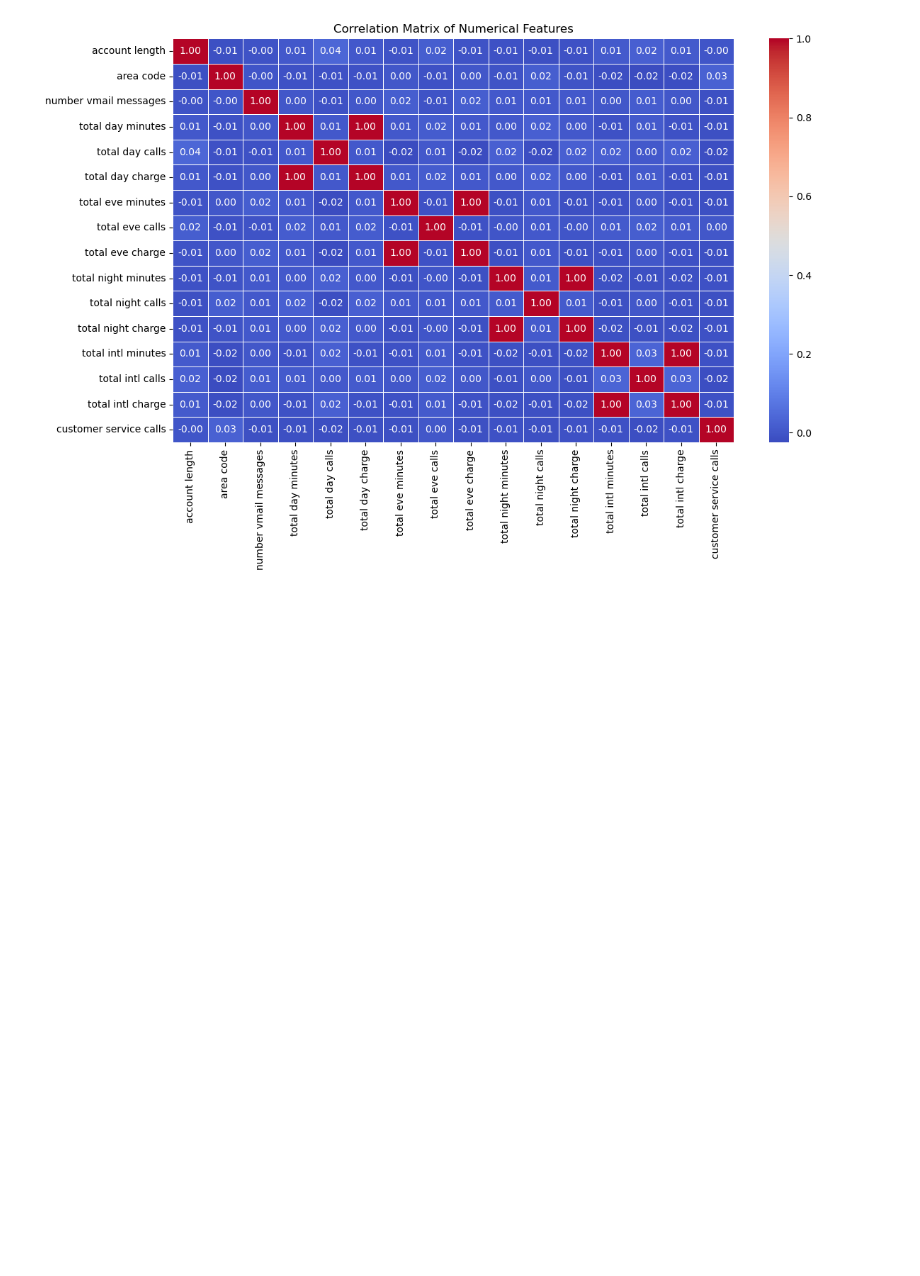
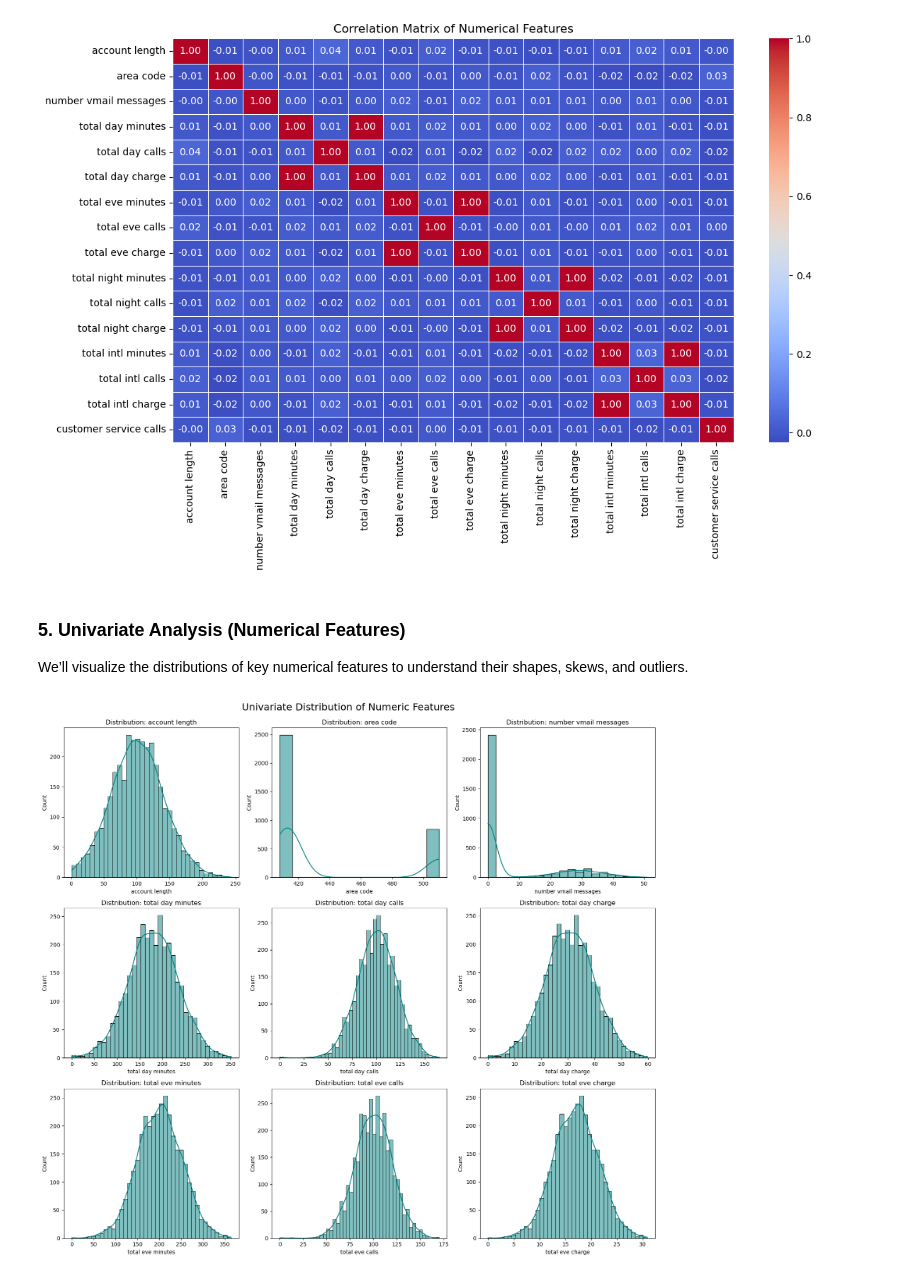
Before and after one commit to Tinah-91/SyriaTel-Customer-Churn-, a Jupyter notebook: notebooks/SyriaTel Customer Churn.ipynb, the cells around one changed output. Drawn from its saved outputs; the diff is of its cells as text; code cells hidden in the pictures; blank space fills up the shorter version.

Commit message:
add univariate plots of numerical feature.

```diff
--- a/notebooks/SyriaTel Customer Churn.ipynb
+++ b/notebooks/SyriaTel Customer Churn.ipynb
@@ -353,3 +353,25 @@ plt.tight_layout()
 plt.show()
 # %% [output]
 [figure]
+# %% [markdown]
+ ### 5. Univariate Analysis (Numerical Features)
+We’ll visualize the distributions of key numerical features to understand their shapes, skews, and outliers.
+# %%
+# 5. Univariate Distribution of Key Numerical Features
+
+numeric_cols = df.select_dtypes(include='number').columns
+
+# Plot histograms for numerical columns
+plt.figure(figsize=(16, 14))
+for i, col in enumerate(numeric_cols[:9]):  # Adjust range if needed
+    plt.subplot(3, 3, i + 1)
+    sns.histplot(df[col], kde=True, color='teal')
+    plt.title(f'Distribution: {col}')
+    plt.xlabel(col)
+    plt.ylabel('Count')
+    plt.tight_layout()
+
+plt.suptitle('Univariate Distribution of Numeric Features', fontsize=18, y=1.02)
+plt.show()
+# %% [output]
+[figure, added]
```
Also changed, not shown: parts of 6 cells of this notebook.
